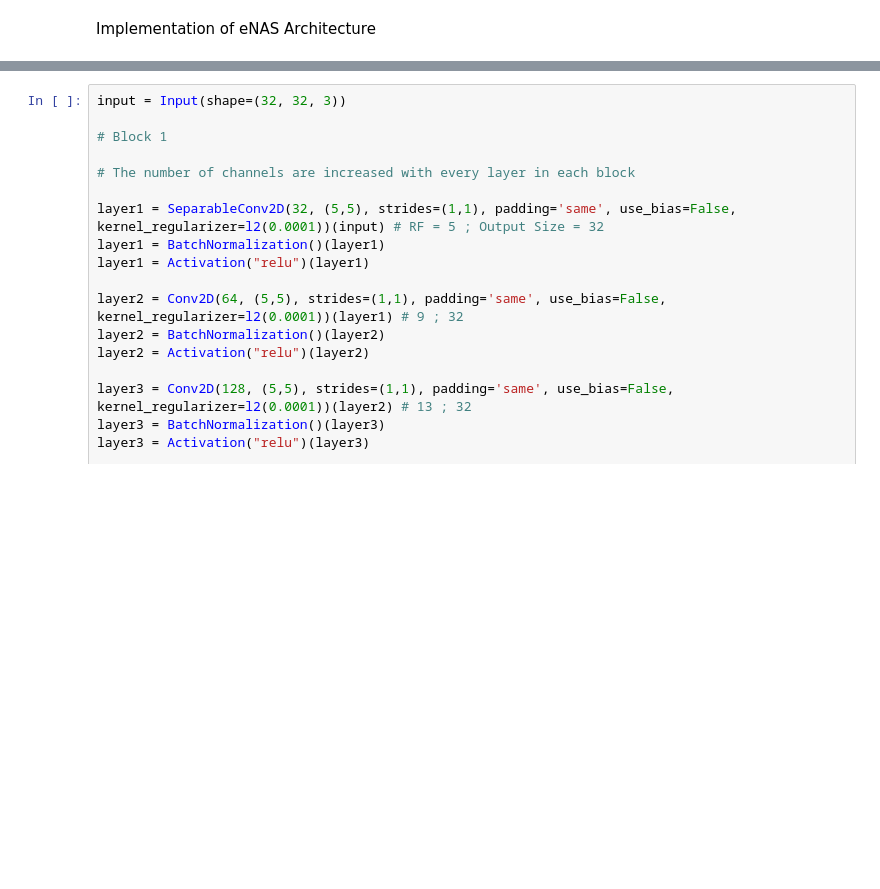
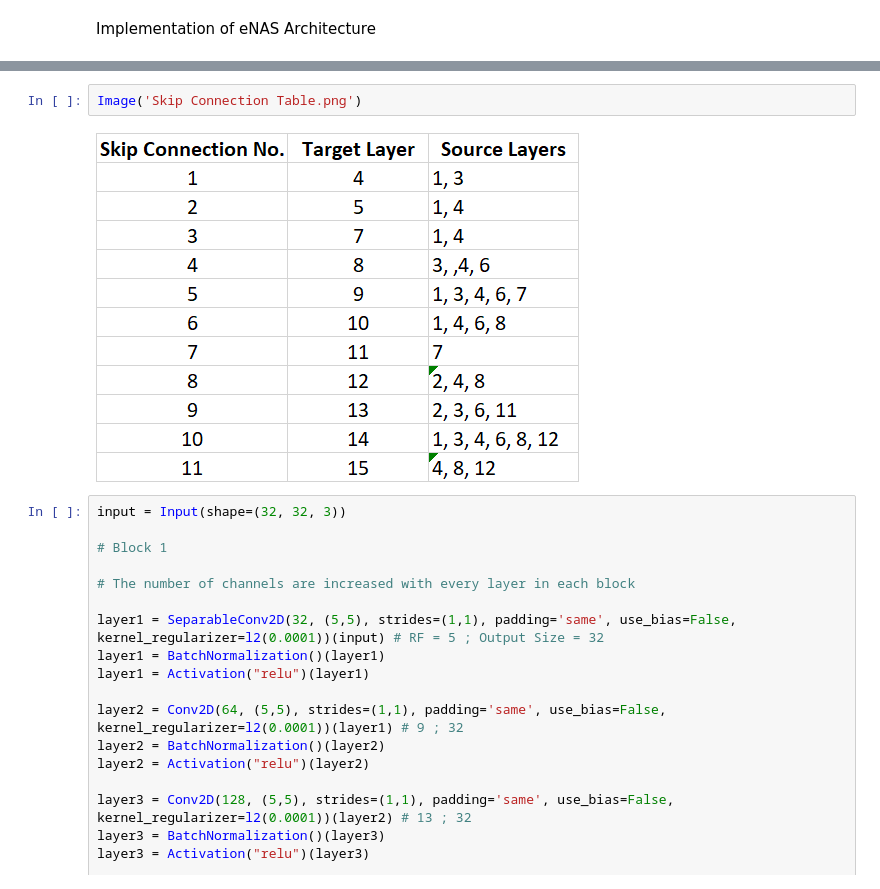
Before and after one commit to nrajmalwar/EVA-Projects, a Jupyter notebook: Session 7/Assignment_7B.ipynb, the cells around one changed output, grey strips where cells are left out. Drawn from its saved outputs; the diff is of its cells as text; blank space fills up the shorter version.

```diff
--- a/Session 7/Assignment_7B.ipynb
+++ b/Session 7/Assignment_7B.ipynb
@@ -76,3 +77,7 @@ The table for Skip Connections is given below-
+# %%
+Image('Skip Connection Table.png')
+# %% [output]
+[figure, added]
 # %%
 input = Input(shape=(32, 32, 3))
 
```
Also changed, not shown: parts of 4 cells of this notebook.
